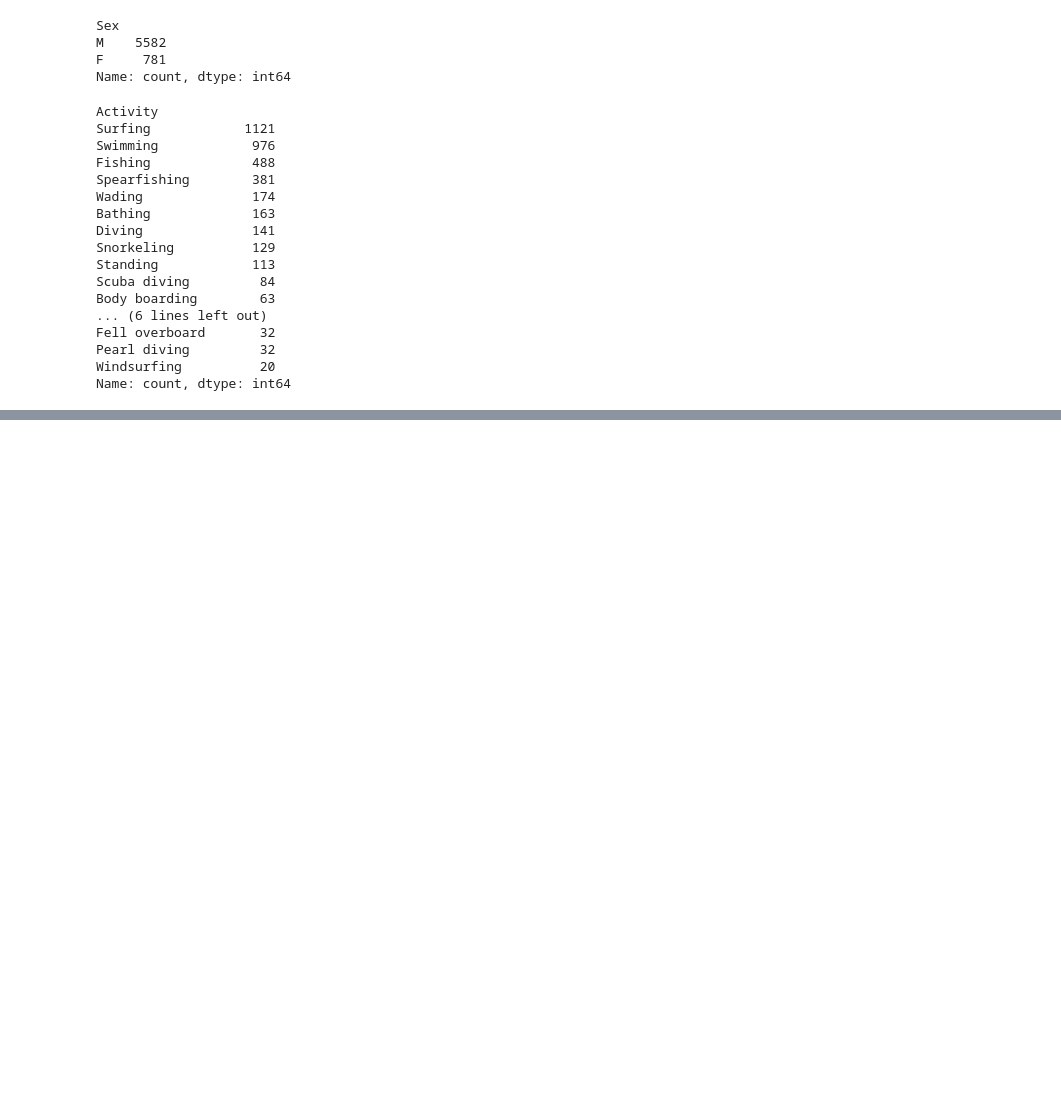
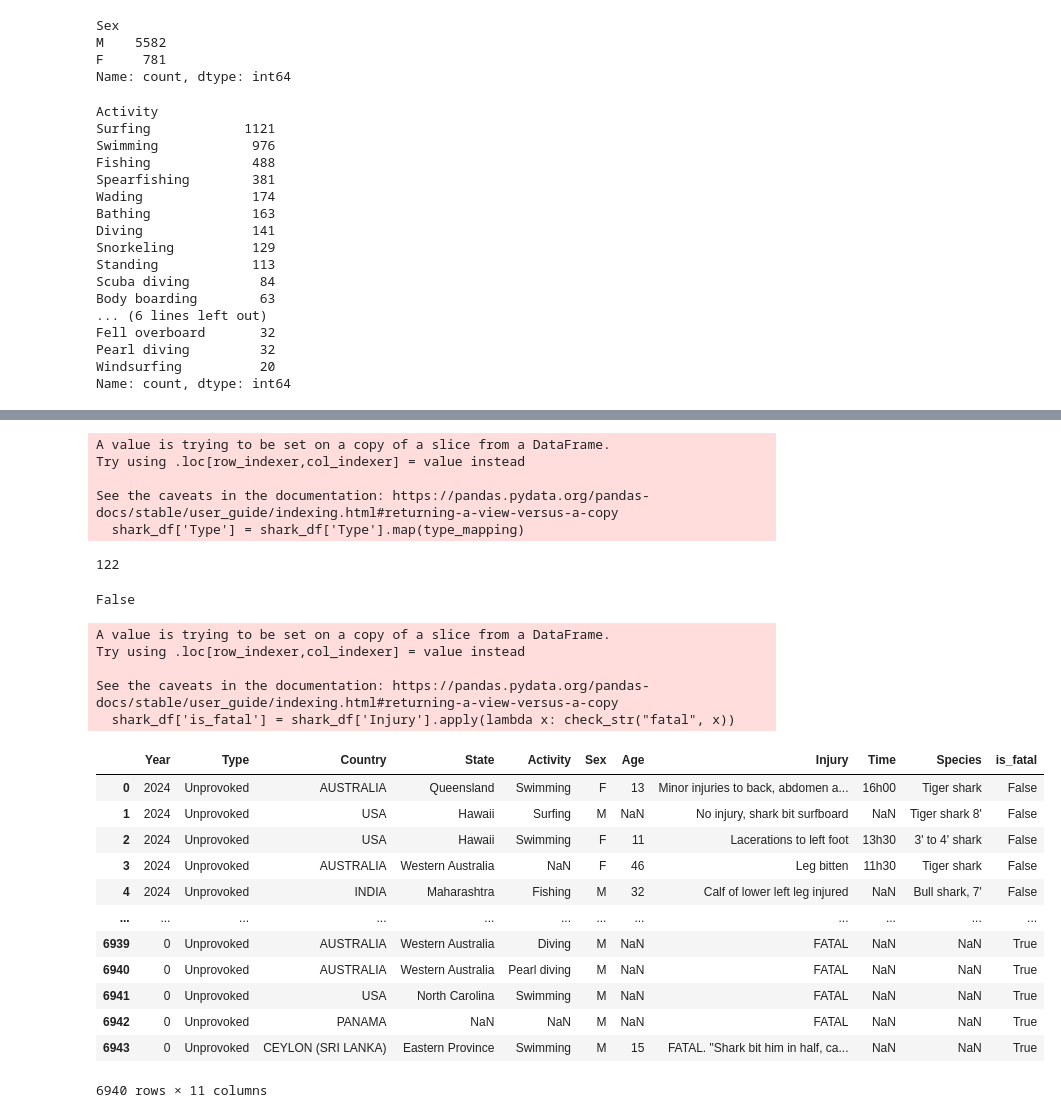
Before and after one commit to laasmaoficiere/shark_attack_mp, a Jupyter notebook: shark_2.ipynb, the cells around one changed output, grey strips where cells are left out. Drawn from its saved outputs; the diff is of its cells as text; code cells hidden in the pictures; blank space fills up the shorter version.

```diff
--- a/shark_2.ipynb
+++ b/shark_2.ipynb
@@ -248,0 +289,2 @@ Name: count, dtype: int64
+# %%
+shark_df['Year'] = shark_df['Year'].astype(int)
@@ -248,0 +344,12 @@ Name: count, dtype: int64
+# %%
+type_mapping= {
+    'Unprovoked': 'Unprovoked', 'Provoked': 'Provoked', 'Invalid': 'Others', 'Watercraft':'Others',
+    'Sea Disaster':'Others', 'Questionable':'Others'
+}
+shark_df['Type'] = shark_df['Type'].map(type_mapping)
+# %% [output]
+A value is trying to be set on a copy of a slice from a DataFrame.
+Try using .loc[row_indexer,col_indexer] = value instead
+
+See the caveats in the documentation: https://pandas.pydata.org/pandas-docs/stable/user_guide/indexing.html#returning-a-view-versus-a-copy
+  shark_df['Type'] = shark_df['Type'].map(type_mapping)
@@ -248,0 +358,4 @@ Name: count, dtype: int64
+# %%
+shark_df_sliced["Age"].isna().sum()
+# %% [output]
+122
@@ -248,0 +369,39 @@ Name: count, dtype: int64
+# %%
+import re
+
+def check_str(main_string, search_string):
+
+    return bool(re.search(main_string.lower(), str(search_string).lower()))
+# %%
+print(check_str("fatal","Hey, i fave a injury"))
+# %% [output]
+False
+# %%
+# def map_keyword(value):
+#     if 'FATAL' in value:
+#         return 'FATAL'
+#     else:
+#         return 'Non FATAL'
+shark_df['is_fatal'] = shark_df['Injury'].apply(lambda x: check_str("fatal", x))
+# %% [output]
+A value is trying to be set on a copy of a slice from a DataFrame.
+Try using .loc[row_indexer,col_indexer] = value instead
+
+See the caveats in the documentation: https://pandas.pydata.org/pandas-docs/stable/user_guide/indexing.html#returning-a-view-versus-a-copy
+  shark_df['is_fatal'] = shark_df['Injury'].apply(lambda x: check_str("fatal", x))
+# %%
+shark_df
+# %% [output]
+|  | Year | Type | Country | State | Activity | Sex | Age | Injury | Time | Species | is_fatal |
+| 0 | 2024 | Unprovoked | AUSTRALIA | Queensland | Swimming | F | 13 | Minor injuries to back, abdomen a... | 16h00 | Tiger shark | False |
+| 1 | 2024 | Unprovoked | USA | Hawaii | Surfing | M | NaN | No injury, shark bit surfboard | NaN | Tiger shark 8' | False |
+| 2 | 2024 | Unprovoked | USA | Hawaii | Swimming | F | 11 | Lacerations to left foot | 13h30 | 3' to 4' shark | False |
+| 3 | 2024 | Unprovoked | AUSTRALIA | Western Australia | NaN | F | 46 | Leg bitten | 11h30 | Tiger shark | False |
+| 4 | 2024 | Unprovoked | INDIA | Maharashtra | Fishing | M | 32 | Calf of lower left leg injured | NaN | Bull shark, 7' | False |
+| ... | ... | ... | ... | ... | ... | ... | ... | ... | ... | ... | ... |
+| 6939 | 0 | Unprovoked | AUSTRALIA | Western Australia | Diving | M | NaN | FATAL | NaN | NaN | True |
+| 6940 | 0 | Unprovoked | AUSTRALIA | Western Australia | Pearl diving | M | NaN | FATAL | NaN | NaN | True |
+| 6941 | 0 | Unprovoked | USA | North Carolina | Swimming | M | NaN | FATAL | NaN | NaN | True |
+| 6942 | 0 | Unprovoked | PANAMA | NaN | NaN | M | NaN | FATAL | NaN | NaN | True |
+| 6943 | 0 | Unprovoked | CEYLON (SRI LANKA) | Eastern Province | Swimming | M | 15 | FATAL. "Shark bit him in half, ca... | NaN | NaN | True |
+6940 rows × 11 columns
```
Also changed, not shown: parts of 17 cells of this notebook.
